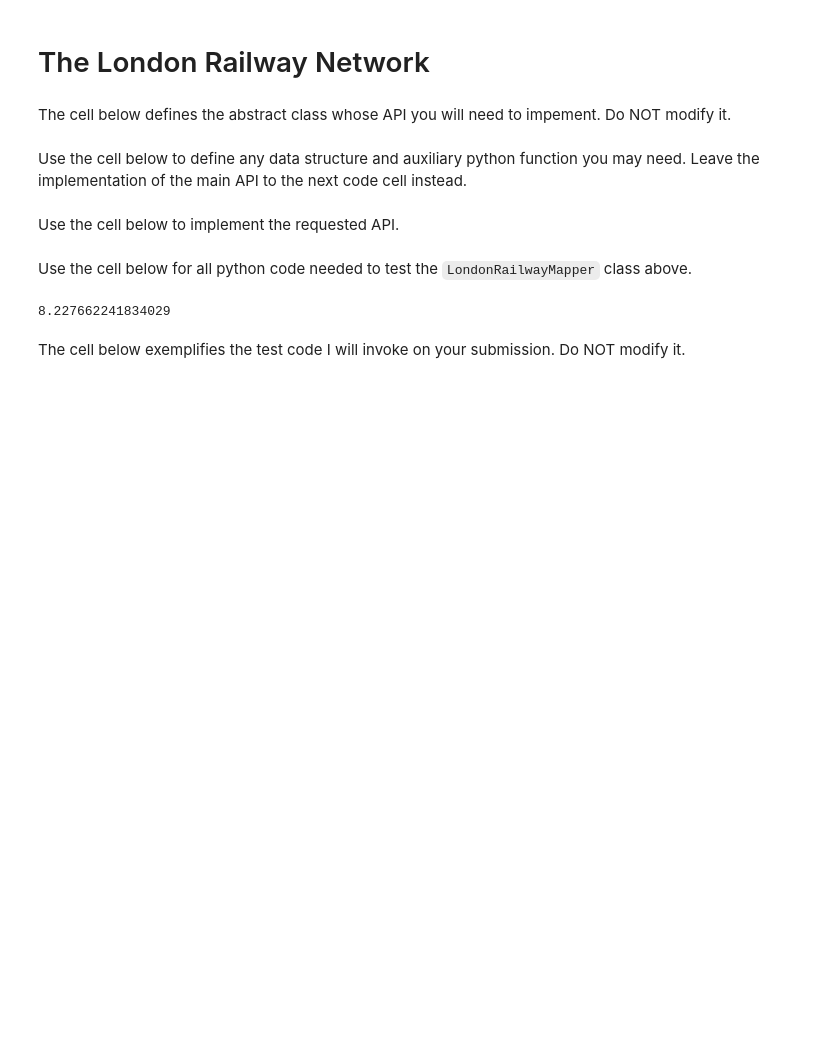
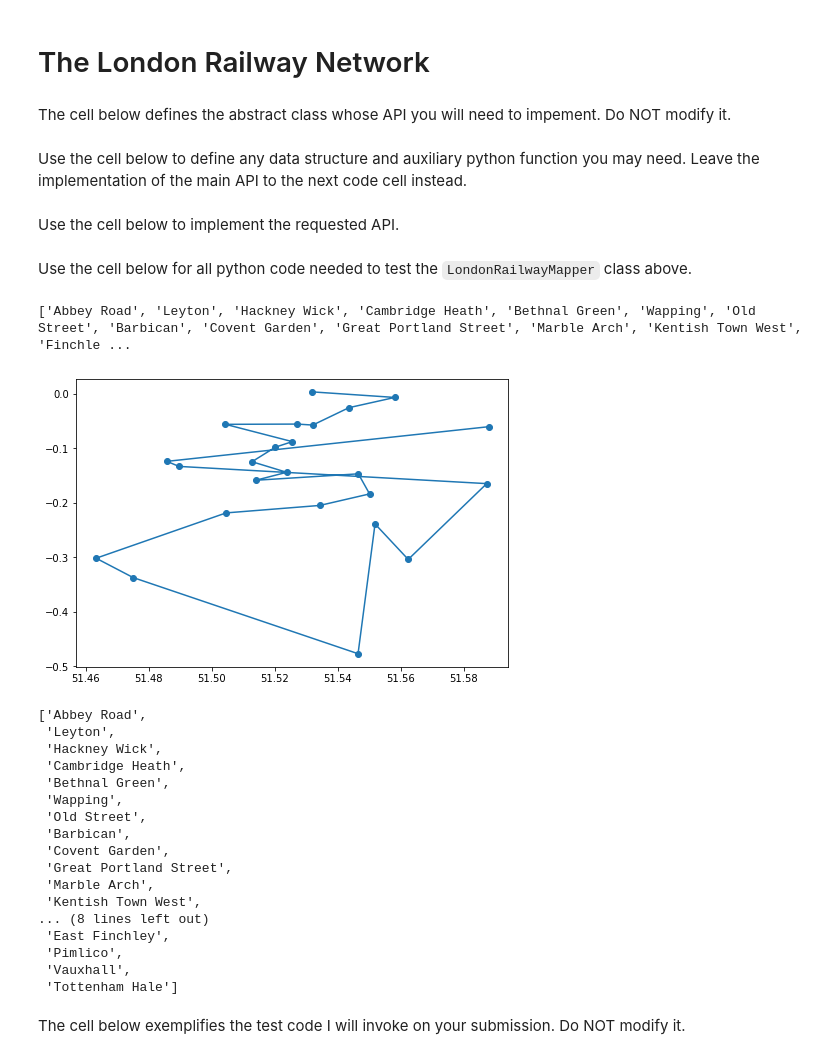
Before and after one commit to ericma1999/algo-coursework, a Jupyter notebook: final notebook/LondonRailwayNetwork.ipynb, the cells around one changed output. Drawn from its saved outputs; the diff is of its cells as text; code cells hidden in the pictures; blank space fills up the shorter version.

```diff
--- a/final notebook/LondonRailwayNetwork.ipynb
+++ b/final notebook/LondonRailwayNetwork.ipynb
@@ -846,13 +865,31 @@ Use the cell below for all python code needed to test the `LondonRailwayMapper`
 # %%
 import timeit
 
 # ADD YOUR TEST CODE HERE
 
 test = LondonRailwayMapper()
-print(test.minDistance("Baker Street", "North Wembley"))
-# test.newRailwayLine(["Abbey Road", "Barbican", "Bethnal Green", "Cambridge Heath", "Covent Garden", "Dollis Hill", "East Finchley", "Finchley Road and Frognal", "Great Portland Street", "Hackney Wick", "Isleworth", "Kentish Town West", "Leyton", "Marble Arch", "North Wembley", "Old Street", "Pimlico", "Queens Park", "Richmond", "Shepherds Bush", "Tottenham Hale", "Uxbridge", "Vauxhall", "Wapping"])
+# print(test.minDistance("Baker Street", "North Wembley"))
+test.newRailwayLine(["Abbey Road", "Barbican", "Bethnal Green", "Cambridge Heath", "Covent Garden", "Dollis Hill", "East Finchley", "Finchley Road and Frognal", "Great Portland Street", "Hackney Wick", "Isleworth", "Kentish Town West", "Leyton", "Marble Arch", "North Wembley", "Old Street", "Pimlico", "Queens Park", "Richmond", "Shepherds Bush", "Tottenham Hale", "Uxbridge", "Vauxhall", "Wapping"])
 # %% [output]
-8.227662241834029
+['Abbey Road', 'Leyton', 'Hackney Wick', 'Cambridge Heath', 'Bethnal Green', 'Wapping', 'Old Street', 'Barbican', 'Covent Garden', 'Great Portland Street', 'Marble Arch', 'Kentish Town West', 'Finchle ...
+[figure, added]
+['Abbey Road',
+ 'Leyton',
+ 'Hackney Wick',
+ 'Cambridge Heath',
+ 'Bethnal Green',
+ 'Wapping',
+ 'Old Street',
+ 'Barbican',
+ 'Covent Garden',
+ 'Great Portland Street',
+ 'Marble Arch',
+ 'Kentish Town West',
+... (8 lines left out)
+ 'East Finchley',
+ 'Pimlico',
+ 'Vauxhall',
+ 'Tottenham Hale']
 # %% [markdown]
 The cell below exemplifies the test code I will invoke on your submission. Do NOT modify it.
 # %%
```
Also changed, not shown: parts of 4 cells of this notebook.
